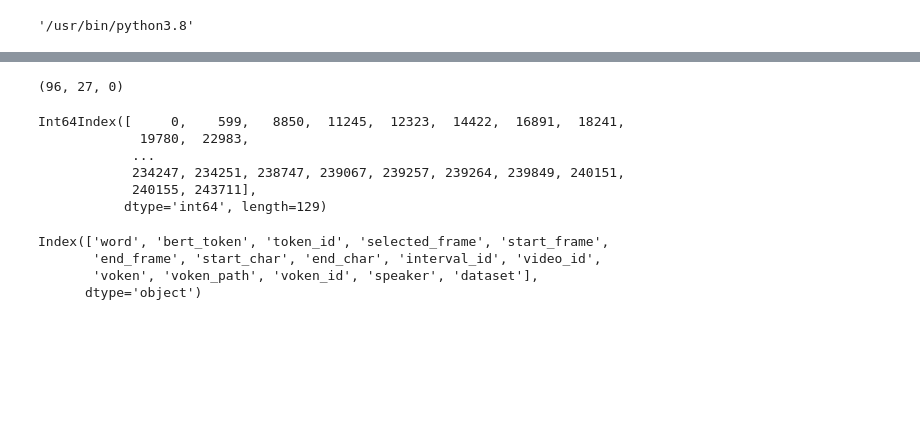
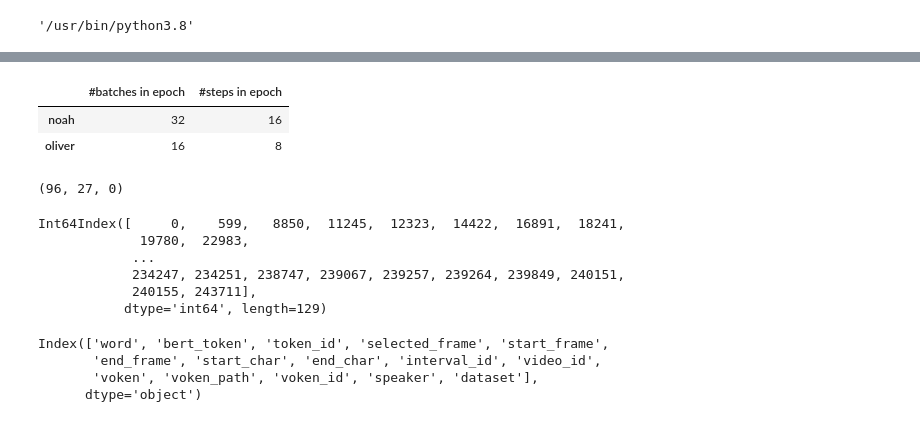
Before and after one commit to shstav2/token_voken, a Jupyter notebook: notebooks/Embeddings/Embeddings_V2.ipynb, the cells around one changed output, grey strips where cells are left out. Cells and saved outputs as stored; diff of their text form; code cells hidden in the pictures; blank space fills up the shorter version.

```diff
--- a/notebooks/Embeddings/Embeddings_V2.ipynb
+++ b/notebooks/Embeddings/Embeddings_V2.ipynb
@@ -57,0 +88,2 @@ df_token_voken.reset_index(drop=True, inplace=True)
+# %%
+df_train = df_token_voken[df_token_voken['dataset'] == 'train']
@@ -58,3 +119,12 @@ df_token_voken.reset_index(drop=True, inplace=True)
+# %%
+df_batch = (df_train[COL_SPEAKER].value_counts() / (126 * 32)).to_frame()
+df_batch.rename(columns={COL_SPEAKER: '#batches in epoch'}, inplace=True)
+df_batch['#steps in epoch'] = df_batch['#batches in epoch'] / 2
+df_batch
+# %% [output]
+|  | #batches in epoch | #steps in epoch |
+| noah | 32 | 16 |
+| oliver | 16 | 8 |
 # %%
 train_videos = df_token_voken[(df_token_voken['speaker']=='oliver') & (df_token_voken['dataset']=='train')].video_id.unique()
 test_videos = df_token_voken[(df_token_voken['speaker']=='oliver') & (df_token_voken['dataset']=='test')].video_id.unique()
```
Also changed, not shown: parts of 17 cells of this notebook, 4 other files.
